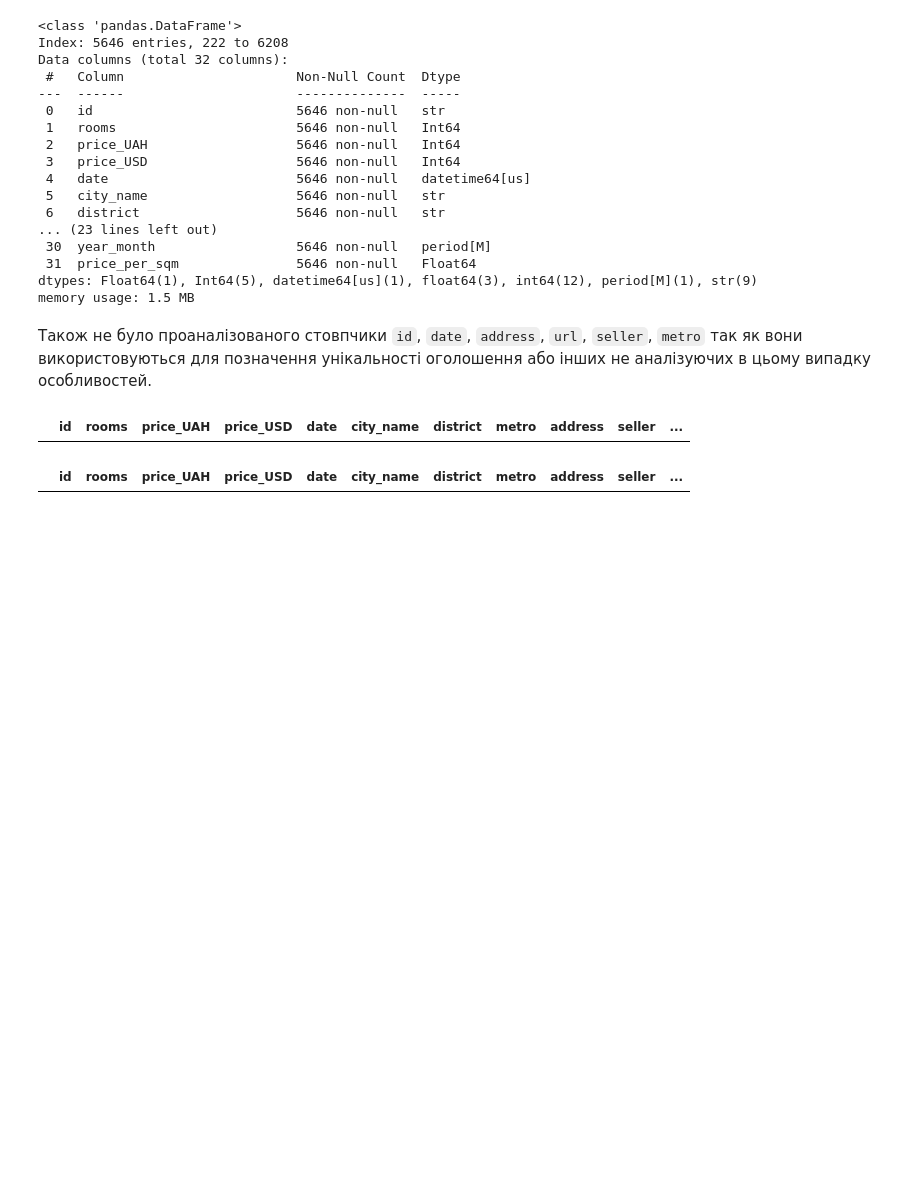
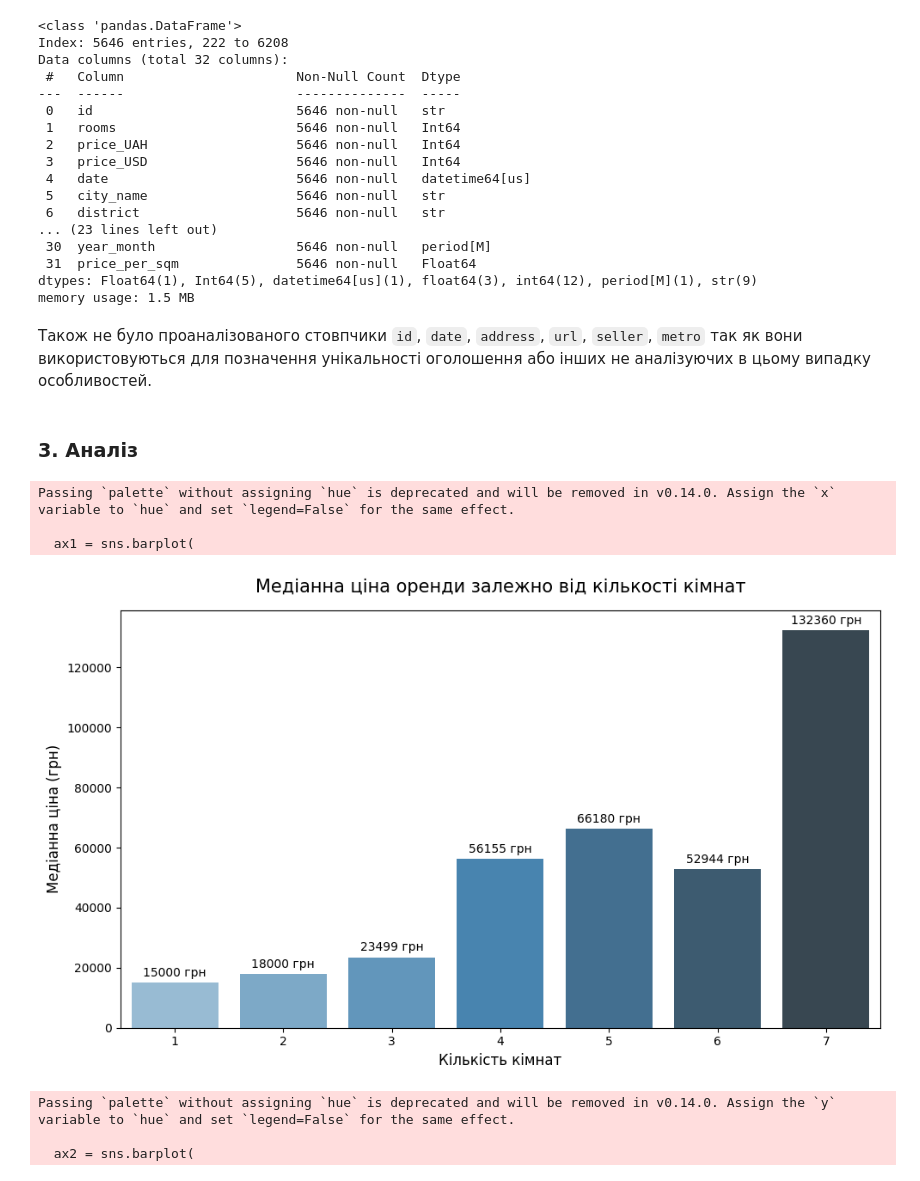
Before and after one commit to kon7drat-illia/Residential-Rental-Market-Analysis, a Jupyter notebook: notebook.ipynb, the cells around one changed output. Cells and saved outputs as stored; diff of their text form; code cells hidden in the pictures; blank space fills up the shorter version.

```diff
--- a/notebook.ipynb
+++ b/notebook.ipynb
@@ -941,11 +941,74 @@ dtypes: Float64(1), Int64(5), datetime64[us](1), float64(3), int64(12), period[M
 memory usage: 1.5 MB
 # %% [markdown]
 Також не було проаналізованого стовпчики `id`, `date`, `address`, `url`, `seller`, `metro` так як вони використовуються для позначення унікальності оголошення або інших не аналізуючих в цьому випадку особливостей.
-# %%
-cl_df[cl_df['id'] == 33833787]
-# %% [output]
-|  | id | rooms | price_UAH | price_USD | date | city_name | district | metro | address | seller | ... |
-# %%
-cl_df[cl_df['id'] == 33178598]
-# %% [output]
-|  | id | rooms | price_UAH | price_USD | date | city_name | district | metro | address | seller | ... |
+# %% [markdown]
+### 3. Аналіз
+# %%
+# ==========================================
+# ГРАФІК 1: Ціна відносно кількості кімнат
+# ==========================================
+plt.figure(figsize=(10, 6))
+
+# Будуємо вертикальний графік
+ax1 = sns.barplot(
+    data=cl_df,
+    x='rooms',
+    y='price_UAH',
+    estimator=np.median, # Рахуємо медіану
+    errorbar=None,       # Прибираємо "вусики"
+    palette='Blues_d'    # Градієнт синього
+)
+
+plt.title('Медіанна ціна оренди залежно від кількості кімнат', fontsize=15, pad=15)
+plt.xlabel('Кількість кімнат', fontsize=12)
+plt.ylabel('Медіанна ціна (грн)', fontsize=12)
+
+# Додаємо точні цифри над кожним стовпчиком
+for container in ax1.containers:
+    ax1.bar_label(container, fmt='%d грн', padding=3)
+
+plt.tight_layout()
+plt.show()
+
+
+# ==========================================
+# ГРАФІК 2: Ціна по містах України
+# ==========================================
+# Робимо графік високим (12 дюймів), бо міст багато і їм треба місце
+plt.figure(figsize=(12, 12))
+
+# Сортуємо міста за медіанною ціною (від найдорожчого до найдешевшого)
+city_order = cl_df.groupby('city_name')['price_UAH'].median().sort_values(ascending=False).index
+
+# Будуємо горизонтальний графік
+ax2 = sns.barplot(
+    data=cl_df,
+    y='city_name',
+    x='price_UAH',
+    estimator=np.median,
+    errorbar=None,
+    order=city_order,
+    palette='viridis' # Яскрава палітра від жовтого до фіолетового
+)
+
+plt.title('Медіанна ціна оренди по містах (Зима-Весна 2025-2026)', fontsize=15, pad=15)
+plt.xlabel('Медіанна ціна (грн)', fontsize=12)
+plt.ylabel('Місто', fontsize=12)
+
+# Додаємо точні цифри поруч із кожним стовпчиком
+for p in ax2.patches:
+    # Оскільки графік горизонтальний, ми беремо width (ширину), а не height (висоту)
+    ax2.annotate(f" {int(p.get_width())}",
+                 (p.get_width(), p.get_y() + p.get_height() / 2.),
+                 ha='left', va='center', fontsize=10)
+
+plt.tight_layout()
+plt.show()
+# %% [output]
+Passing `palette` without assigning `hue` is deprecated and will be removed in v0.14.0. Assign the `x` variable to `hue` and set `legend=False` for the same effect.
+
+  ax1 = sns.barplot(
+[figure, added]
+Passing `palette` without assigning `hue` is deprecated and will be removed in v0.14.0. Assign the `y` variable to `hue` and set `legend=False` for the same effect.
+
+  ax2 = sns.barplot(
```
Also changed, not shown: parts of 4 cells of this notebook, 2 other files.
